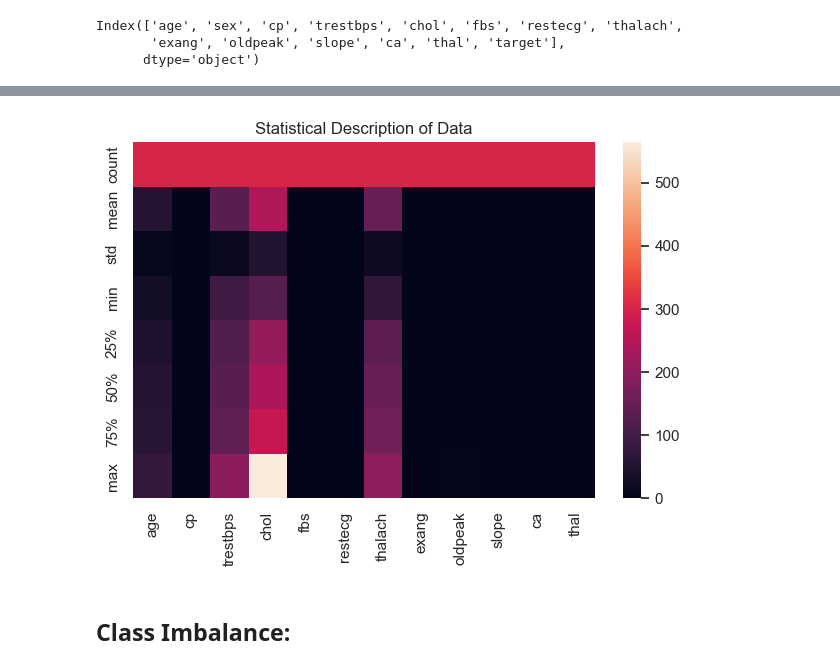
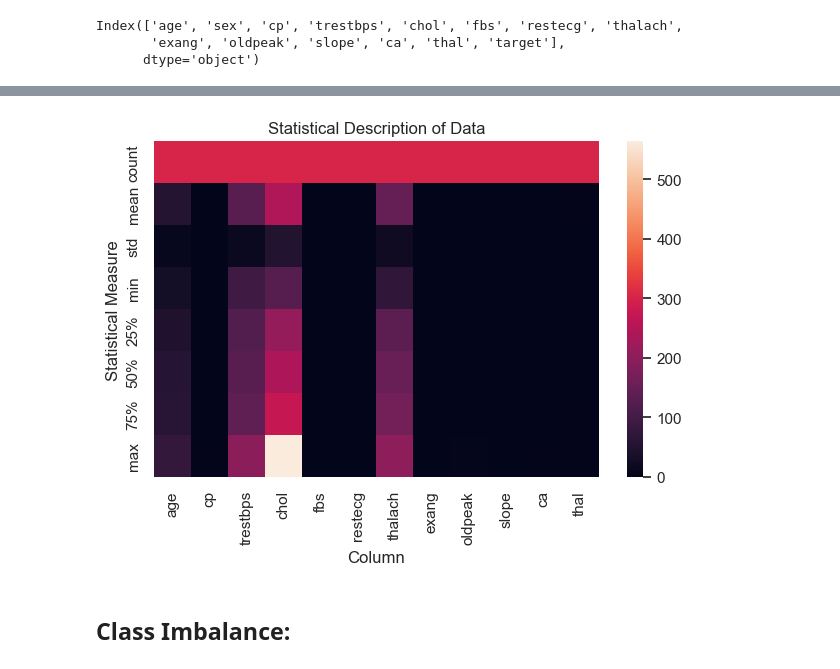
Before and after one commit to hassanaftab-coder/Python-and-AI-Bootcamp, a Jupyter notebook: Assignment2_Hassan Aftab.ipynb, the cells around one changed output, grey strips where cells are left out. Cells and saved outputs as stored; diff of their text form; code cells hidden in the pictures.

```diff
--- a/Assignment2_Hassan Aftab.ipynb
+++ b/Assignment2_Hassan Aftab.ipynb
@@ -256,13 +258,17 @@ df.describe()
 | max | 77.00000 | 3.000000 | 200.000000 | 564.000000 | 1.000000 | 2.000000 | 202.000000 | 1.000000 | 6.200000 | 2.000000 | 4.000000 | ... |
 # %%
 import seaborn as sns
+import matplotlib.pyplot as plt
 sns.heatmap(df.describe())
 plt.title('Statistical Description of Data')
 plt.tight_layout()
+plt.xlabel('Column')
+plt.ylabel('Statistical Measure')
+plt.tight_layout()
 plt.savefig('statfig.png')
 plt.show()
 # %% [output]
-[figure, old version]
+[figure, new version]
 # %% [markdown]
 ## Class Imbalance:
 # %%
```
Also changed, not shown: parts of 63 cells of this notebook, 1 other file.
